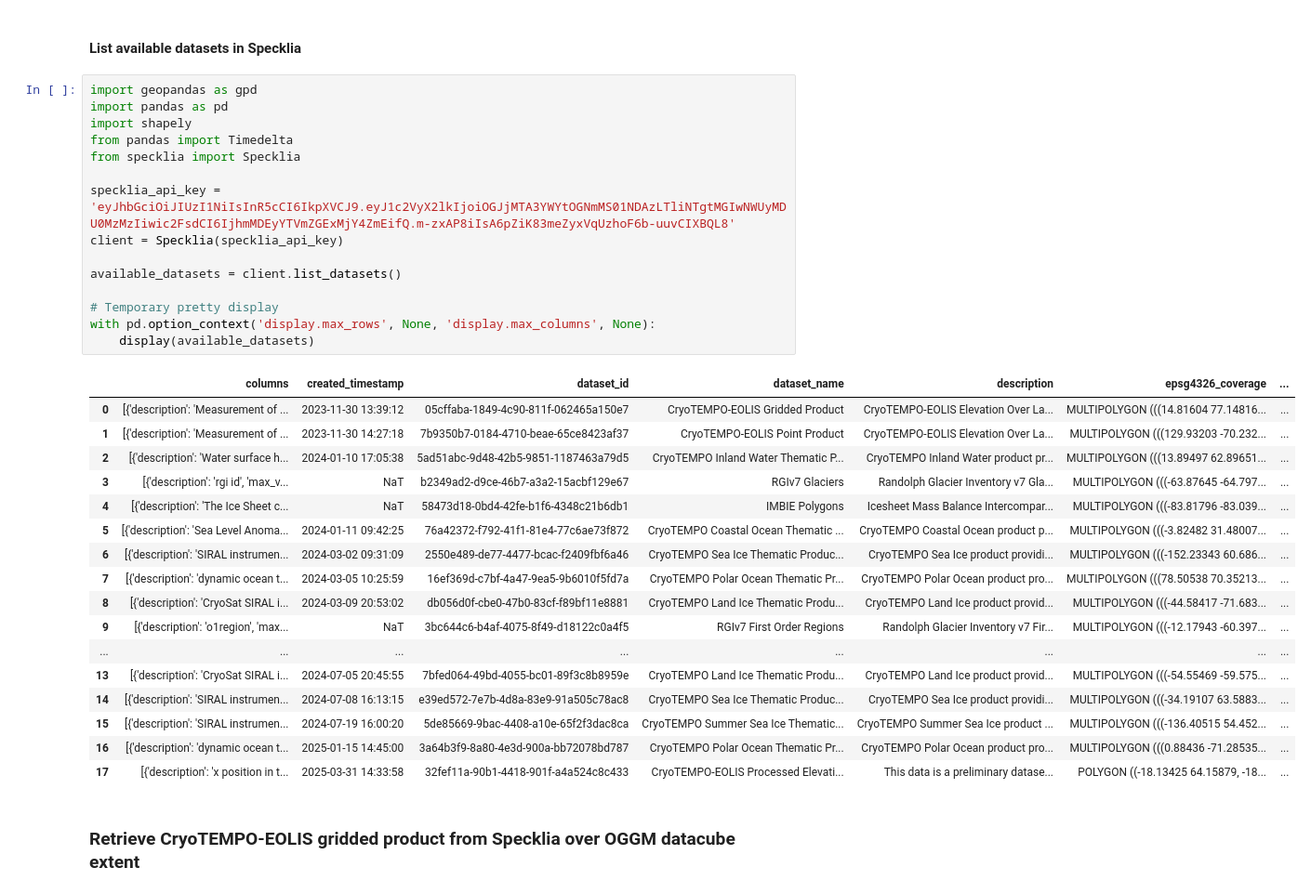
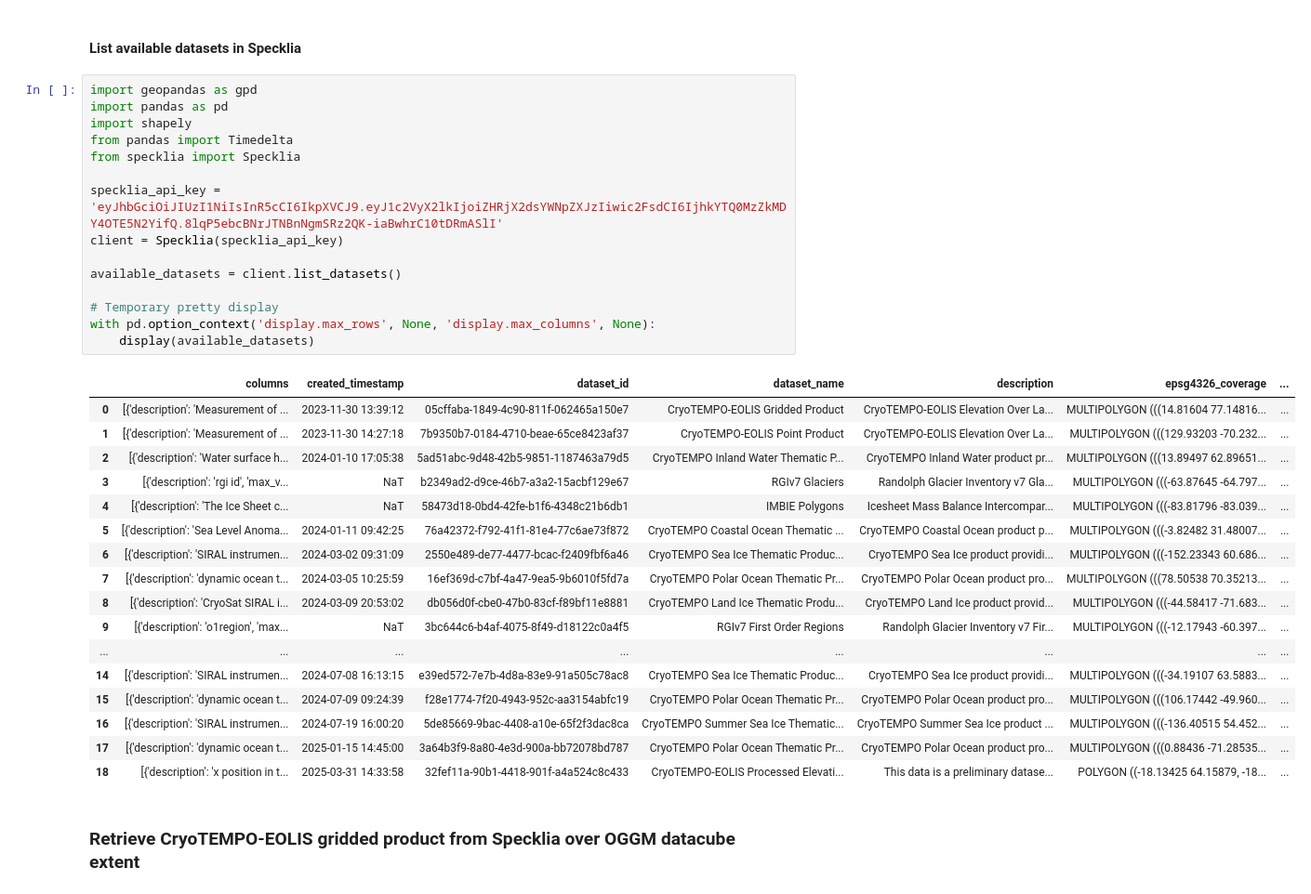
Before and after one commit to carolynmichael19/dtcg-notebooks, a Jupyter notebook: notebooks/create_l1_datacube.ipynb, the cells around one changed output. Shown at 93% size. Saved outputs shown, nothing was run; the diff lists cells and outputs as text.

```diff
--- a/notebooks/create_l1_datacube.ipynb
+++ b/notebooks/create_l1_datacube.ipynb
@@ -85,36 +85,36 @@ Lets go with option 2 for now, as this may improve results from resampling & kee
 # %%
 import geopandas as gpd
 import pandas as pd
 import shapely
 from pandas import Timedelta
 from specklia import Specklia
 
-specklia_api_key = 'eyJhbGciOiJIUzI1NiIsInR5cCI6IkpXVCJ9.eyJ1c2VyX2lkIjoiOGJjMTA3YWYtOGNmMS01NDAzLTliNTgtMGIwNWUyMDU0MzMzIiwic2FsdCI6IjhmMDEyYTVmZGExMjY4ZmEifQ.m-zxAP8iIsA6pZiK83meZyxVqUzhoF6b-uuvCIXBQL8'
+specklia_api_key = 'eyJhbGciOiJIUzI1NiIsInR5cCI6IkpXVCJ9.eyJ1c2VyX2lkIjoiZHRjX2dsYWNpZXJzIiwic2FsdCI6IjhkYTQ0MzZkMDY4OTE5N2YifQ.8lqP5ebcBNrJTNBnNgmSRz2QK-iaBwhrC10tDRmASlI'
 client = Specklia(specklia_api_key)
 
 available_datasets = client.list_datasets()
 
 # Temporary pretty display
 with pd.option_context('display.max_rows', None, 'display.max_columns', None):
     display(available_datasets)
 # %% [output]
 |  | columns | created_timestamp | dataset_id | dataset_name | description | epsg4326_coverage | ... |
 | 0 | [{'description': 'Measurement of ... | 2023-11-30 13:39:12 | 05cffaba-1849-4c90-811f-062465a150e7 | CryoTEMPO-EOLIS Gridded Product | CryoTEMPO-EOLIS Elevation Over La... | MULTIPOLYGON (((14.81604 77.14816... | ... |
 | 1 | [{'description': 'Measurement of ... | 2023-11-30 14:27:18 | 7b9350b7-0184-4710-beae-65ce8423af37 | CryoTEMPO-EOLIS Point Product | CryoTEMPO-EOLIS Elevation Over La... | MULTIPOLYGON (((129.93203 -70.232... | ... |
 | 2 | [{'description': 'Water surface h... | 2024-01-10 17:05:38 | 5ad51abc-9d48-42b5-9851-1187463a79d5 | CryoTEMPO Inland Water Thematic P... | CryoTEMPO Inland Water product pr... | MULTIPOLYGON (((13.89497 62.89651... | ... |
 | 3 | [{'description': 'rgi id', 'max_v... | NaT | b2349ad2-d9ce-46b7-a3a2-15acbf129e67 | RGIv7 Glaciers | Randolph Glacier Inventory v7 Gla... | MULTIPOLYGON (((-63.87645 -64.797... | ... |
 | 4 | [{'description': 'The Ice Sheet c... | NaT | 58473d18-0bd4-42fe-b1f6-4348c21b6db1 | IMBIE Polygons | Icesheet Mass Balance Intercompar... | MULTIPOLYGON (((-83.81796 -83.039... | ... |
 | 5 | [{'description': 'Sea Level Anoma... | 2024-01-11 09:42:25 | 76a42372-f792-41f1-81e4-77c6ae73f872 | CryoTEMPO Coastal Ocean Thematic ... | CryoTEMPO Coastal Ocean product p... | MULTIPOLYGON (((-3.82482 31.48007... | ... |
 | 6 | [{'description': 'SIRAL instrumen... | 2024-03-02 09:31:09 | 2550e489-de77-4477-bcac-f2409fbf6a46 | CryoTEMPO Sea Ice Thematic Produc... | CryoTEMPO Sea Ice product providi... | MULTIPOLYGON (((-152.23343 60.686... | ... |
 | 7 | [{'description': 'dynamic ocean t... | 2024-03-05 10:25:59 | 16ef369d-c7bf-4a47-9ea5-9b6010f5fd7a | CryoTEMPO Polar Ocean Thematic Pr... | CryoTEMPO Polar Ocean product pro... | MULTIPOLYGON (((78.50538 70.35213... | ... |
 | 8 | [{'description': 'CryoSat SIRAL i... | 2024-03-09 20:53:02 | db056d0f-cbe0-47b0-83cf-f89bf11e8881 | CryoTEMPO Land Ice Thematic Produ... | CryoTEMPO Land Ice product provid... | MULTIPOLYGON (((-44.58417 -71.683... | ... |
 | 9 | [{'description': 'o1region', 'max... | NaT | 3bc644c6-b4af-4075-8f49-d18122c0a4f5 | RGIv7 First Order Regions | Randolph Glacier Inventory v7 Fir... | MULTIPOLYGON (((-12.17943 -60.397... | ... |
 | ... | ... | ... | ... | ... | ... | ... | ... |
-| 13 | [{'description': 'CryoSat SIRAL i... | 2024-07-05 20:45:55 | 7bfed064-49bd-4055-bc01-89f3c8b8959e | CryoTEMPO Land Ice Thematic Produ... | CryoTEMPO Land Ice product provid... | MULTIPOLYGON (((-54.55469 -59.575... | ... |
 | 14 | [{'description': 'SIRAL instrumen... | 2024-07-08 16:13:15 | e39ed572-7e7b-4d8a-83e9-91a505c78ac8 | CryoTEMPO Sea Ice Thematic Produc... | CryoTEMPO Sea Ice product providi... | MULTIPOLYGON (((-34.19107 63.5883... | ... |
-| 15 | [{'description': 'SIRAL instrumen... | 2024-07-19 16:00:20 | 5de85669-9bac-4408-a10e-65f2f3dac8ca | CryoTEMPO Summer Sea Ice Thematic... | CryoTEMPO Summer Sea Ice product ... | MULTIPOLYGON (((-136.40515 54.452... | ... |
-| 16 | [{'description': 'dynamic ocean t... | 2025-01-15 14:45:00 | 3a64b3f9-8a80-4e3d-900a-bb72078bd787 | CryoTEMPO Polar Ocean Thematic Pr... | CryoTEMPO Polar Ocean product pro... | MULTIPOLYGON (((0.88436 -71.28535... | ... |
-| 17 | [{'description': 'x position in t... | 2025-03-31 14:33:58 | 32fef11a-90b1-4418-901f-a4a524c8c433 | CryoTEMPO-EOLIS Processed Elevati... | This data is a preliminary datase... | POLYGON ((-18.13425 64.15879, -18... | ... |
+| 15 | [{'description': 'dynamic ocean t... | 2024-07-09 09:24:39 | f28e1774-7f20-4943-952c-aa3154abfc19 | CryoTEMPO Polar Ocean Thematic Pr... | CryoTEMPO Polar Ocean product pro... | MULTIPOLYGON (((106.17442 -49.960... | ... |
+| 16 | [{'description': 'SIRAL instrumen... | 2024-07-19 16:00:20 | 5de85669-9bac-4408-a10e-65f2f3dac8ca | CryoTEMPO Summer Sea Ice Thematic... | CryoTEMPO Summer Sea Ice product ... | MULTIPOLYGON (((-136.40515 54.452... | ... |
+| 17 | [{'description': 'dynamic ocean t... | 2025-01-15 14:45:00 | 3a64b3f9-8a80-4e3d-900a-bb72078bd787 | CryoTEMPO Polar Ocean Thematic Pr... | CryoTEMPO Polar Ocean product pro... | MULTIPOLYGON (((0.88436 -71.28535... | ... |
+| 18 | [{'description': 'x position in t... | 2025-03-31 14:33:58 | 32fef11a-90b1-4418-901f-a4a524c8c433 | CryoTEMPO-EOLIS Processed Elevati... | This data is a preliminary datase... | POLYGON ((-18.13425 64.15879, -18... | ... |
 # %% [markdown]
 ### Retrieve CryoTEMPO-EOLIS gridded product from Specklia over OGGM datacube extent
 # %%
```
Also changed, not shown: parts of 5 cells of this notebook.
